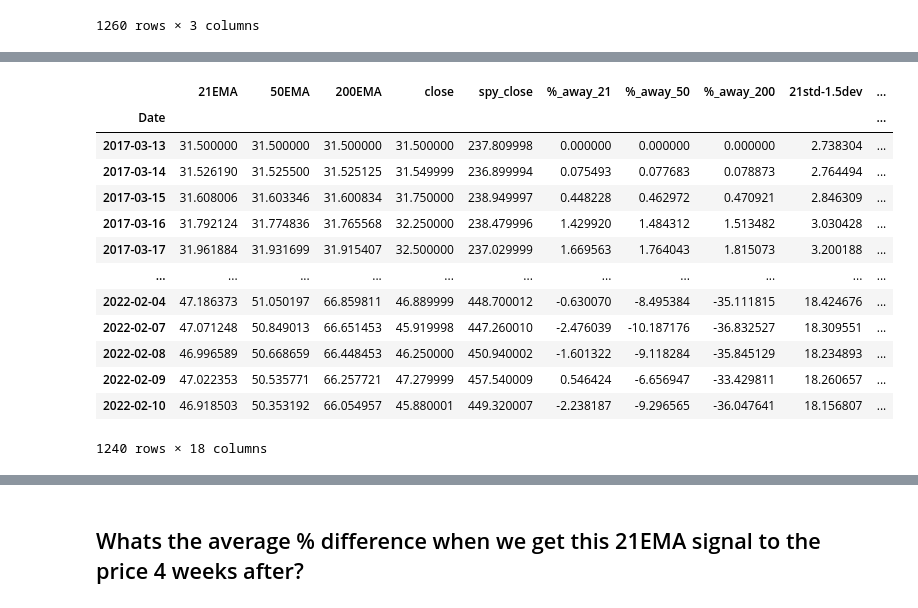
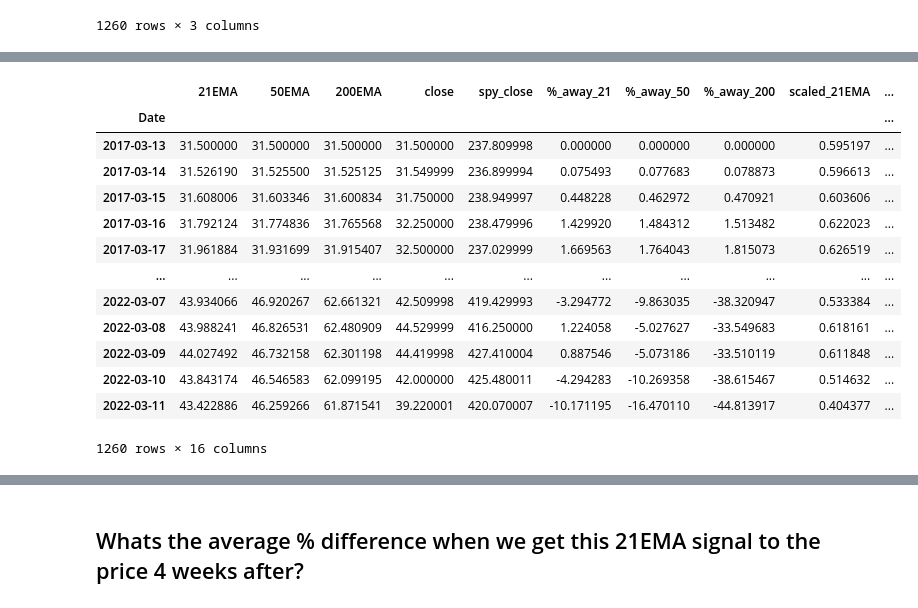
Before and after one commit to StrawhatRA/NLP-Tweet-Investor, a Jupyter notebook: MA_TE_R2.ipynb, the cells around one changed output, grey strips where cells are left out. Drawn from its saved outputs; the diff is of its cells as text; code cells hidden in the pictures.

```diff
--- a/MA_TE_R2.ipynb
+++ b/MA_TE_R2.ipynb
@@ -178,7 +156,7 @@ from sklearn.preprocessing import MinMaxScaler
 
 scaler = MinMaxScaler()
 
-MA_moves = ema_df.drop(columns=["21EMA","50EMA","200EMA","close","spy_close","21std-1.5dev","21std+1.5dev"])
+MA_moves = ema_df.drop(columns=["21EMA","50EMA","200EMA","close","spy_close"])
 MA_moves
 # %% [output]
 |  | %_away_21 | %_away_50 | %_away_200 |
@@ -216,8 +204,16 @@ MA_scaled.index = ema_df.index
 
 #Rename Columns
 columns_MA= ["scaled_21EMA", "scaled_50EMA", "scaled_200EMA"]
-MA_scaled.columns = columns_MA
-MA_scaled
 
 #This changes all values between 0-1
+MA_scaled.columns = columns_MA
+
+scaled_21ema_std = MA_scaled['scaled_21EMA'].std()
+print(f'The standard deviation of the scaled distance from the 21ema is {scaled_21ema_std:.2f}, while the 1.5 std.dev is {1.5 * scaled_21ema_std:.2f}')
+
+scaled_50ema_std = MA_scaled['scaled_50EMA'].std()
+print(f'The standard deviation of the scaled distance from the 50ema is {scaled_50ema_std:.2f}, while the 1.5 std.dev is {1.5 * scaled_50ema_std:.2f}')
+
+scaled_200ema_std = MA_scaled['scaled_200EMA'].std()
+print(f'The standard deviation of the scaled distance from the 200ema is {scaled_200ema_std:.2f}, while the 1.5 std.dev is {1.5 * scaled_200ema_std:.2f}')
 # %% [output]
@@ -279,0 +291,6 @@ ema_df_final
+# %%
+#Find the price 20 days after the potential signals' daily close price
+ema_df_final['close+20']= ema_df_final['close'].shift(-20)
+ema_df_final['spy_close+20']= ema_df_final['spy_close'].shift(-20)
+ema_df_signal = ema_df_final.copy()
+ema_df_signal
@@ -280,38 +330,39 @@ ema_df_final
 # %%
 # Generate the trading signal 1 or 0,
-# where 1 is when the EMA21 is less than 0.1 (represents 10%tile)
 
-percentile_21 = 0.13
-percentile_50 = 0.13
-percentile_200 = 0.13
+percentile_21 = 1.2*scaled_21ema_std
+percentile_50 = 1.2*scaled_50ema_std
+percentile_200 = 0.9*scaled_200ema_std
 # %%
-ema_df_final["signal_21"]= np.where(
-    ema_df_final["scaled_21EMA"] < percentile_21, 1.0, 0.0
+#Find out when you are getting the signals across the board in the 21, 50, 200 emas....
+
+ema_df_signal["signal_21"]= np.where(
+    ema_df_signal["scaled_21EMA"] < percentile_21, 1.0, 0.0
 )
 
-ema_df_final["signal_50"]= np.where(
-    ema_df_final["scaled_50EMA"] < percentile_50, 1.0, 0.0
+ema_df_signal["signal_50"]= np.where(
+    ema_df_signal["scaled_50EMA"] < percentile_50, 1.0, 0.0
 )
 
-ema_df_final["signal_200"]= np.where(
-    ema_df_final["scaled_200EMA"] < percentile_200, 1.0, 0.0
+ema_df_signal["signal_200"]= np.where(
+    ema_df_signal["scaled_200EMA"] < percentile_200, 1.0, 0.0
 )
 
-
-ema_df_final
+# ema_df_signal =ema_df_signal.dropna()
+ema_df_signal
 # %% [output]
-|  | 21EMA | 50EMA | 200EMA | close | spy_close | %_away_21 | %_away_50 | %_away_200 | 21std-1.5dev | ... |
+|  | 21EMA | 50EMA | 200EMA | close | spy_close | %_away_21 | %_away_50 | %_away_200 | scaled_21EMA | ... |
 | Date |  |  |  |  |  |  |  |  |  | ... |
-| 2017-03-13 | 31.500000 | 31.500000 | 31.500000 | 31.500000 | 237.809998 | 0.000000 | 0.000000 | 0.000000 | 2.738304 | ... |
-| 2017-03-14 | 31.526190 | 31.525500 | 31.525125 | 31.549999 | 236.899994 | 0.075493 | 0.077683 | 0.078873 | 2.764494 | ... |
-| 2017-03-15 | 31.608006 | 31.603346 | 31.600834 | 31.750000 | 238.949997 | 0.448228 | 0.462972 | 0.470921 | 2.846309 | ... |
-| 2017-03-16 | 31.792124 | 31.774836 | 31.765568 | 32.250000 | 238.479996 | 1.429920 | 1.484312 | 1.513482 | 3.030428 | ... |
-| 2017-03-17 | 31.961884 | 31.931699 | 31.915407 | 32.500000 | 237.029999 | 1.669563 | 1.764043 | 1.815073 | 3.200188 | ... |
+| 2017-03-13 | 31.500000 | 31.500000 | 31.500000 | 31.500000 | 237.809998 | 0.000000 | 0.000000 | 0.000000 | 0.595197 | ... |
+| 2017-03-14 | 31.526190 | 31.525500 | 31.525125 | 31.549999 | 236.899994 | 0.075493 | 0.077683 | 0.078873 | 0.596613 | ... |
+| 2017-03-15 | 31.608006 | 31.603346 | 31.600834 | 31.750000 | 238.949997 | 0.448228 | 0.462972 | 0.470921 | 0.603606 | ... |
+| 2017-03-16 | 31.792124 | 31.774836 | 31.765568 | 32.250000 | 238.479996 | 1.429920 | 1.484312 | 1.513482 | 0.622023 | ... |
+| 2017-03-17 | 31.961884 | 31.931699 | 31.915407 | 32.500000 | 237.029999 | 1.669563 | 1.764043 | 1.815073 | 0.626519 | ... |
 | ... | ... | ... | ... | ... | ... | ... | ... | ... | ... | ... |
-| 2022-02-04 | 47.186373 | 51.050197 | 66.859811 | 46.889999 | 448.700012 | -0.630070 | -8.495384 | -35.111815 | 18.424676 | ... |
-| 2022-02-07 | 47.071248 | 50.849013 | 66.651453 | 45.919998 | 447.260010 | -2.476039 | -10.187176 | -36.832527 | 18.309551 | ... |
-| 2022-02-08 | 46.996589 | 50.668659 | 66.448453 | 46.250000 | 450.940002 | -1.601322 | -9.118284 | -35.845129 | 18.234893 | ... |
-| 2022-02-09 | 47.022353 | 50.535771 | 66.257721 | 47.279999 | 457.540009 | 0.546424 | -6.656947 | -33.429811 | 18.260657 | ... |
-| 2022-02-10 | 46.918503 | 50.353192 | 66.054957 | 45.880001 | 449.320007 | -2.238187 | -9.296565 | -36.047641 | 18.156807 | ... |
+| 2022-03-07 | 43.934066 | 46.920267 | 62.661321 | 42.509998 | 419.429993 | -3.294772 | -9.863035 | -38.320947 | 0.533384 | ... |
+| 2022-03-08 | 43.988241 | 46.826531 | 62.480909 | 44.529999 | 416.250000 | 1.224058 | -5.027627 | -33.549683 | 0.618161 | ... |
+| 2022-03-09 | 44.027492 | 46.732158 | 62.301198 | 44.419998 | 427.410004 | 0.887546 | -5.073186 | -33.510119 | 0.611848 | ... |
+| 2022-03-10 | 43.843174 | 46.546583 | 62.099195 | 42.000000 | 425.480011 | -4.294283 | -10.269358 | -38.615467 | 0.514632 | ... |
+| 2022-03-11 | 43.422886 | 46.259266 | 61.871541 | 39.220001 | 420.070007 | -10.171195 | -16.470110 | -44.813917 | 0.404377 | ... |
-1240 rows × 18 columns
+1260 rows × 16 columns
 # %%
```
Also changed, not shown: parts of 30 cells of this notebook.
